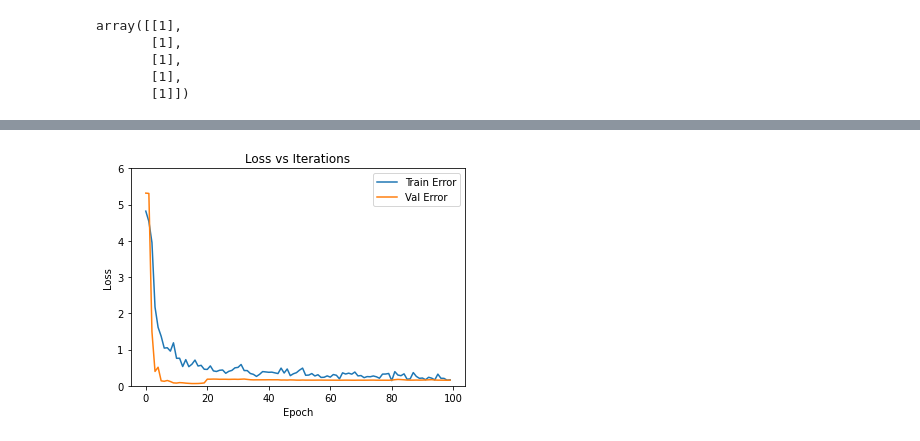
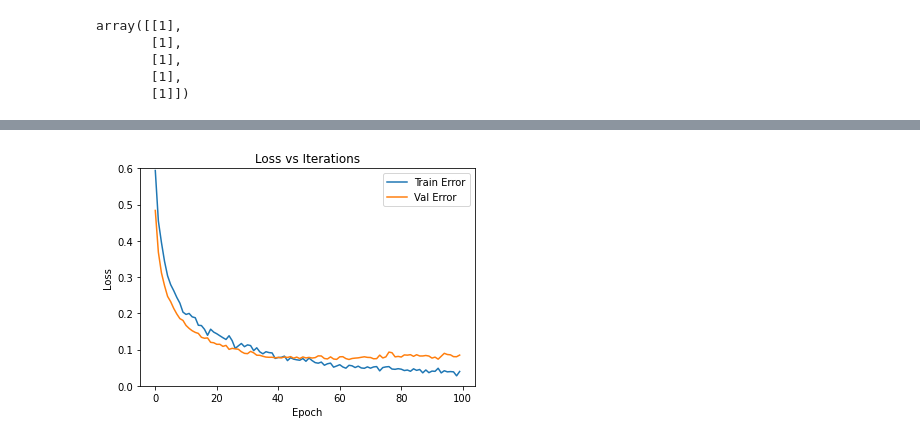
Before and after one commit to gemme/resnet18, a Jupyter notebook: cancer.ipynb, the cells around one changed output, grey strips where cells are left out. Drawn from its saved outputs; the diff is of its cells as text; code cells hidden in the pictures.

```diff
--- a/cancer.ipynb
+++ b/cancer.ipynb
@@ -105,7 +105,7 @@ def build_model():
                                activation='relu', input_shape=[x.shape[1]]))
   model.add(keras.layers.Dropout(0.2))
   model.add(keras.layers.Dense(32, activation='tanh'))
-  model.add(keras.layers.Dense(1, activation='relu'))
+  model.add(keras.layers.Dense(1, activation='sigmoid'))
 
   # model.compile(loss='mean_squared_error',optimizer=keras.optimizers.Adam())
   model.compile(optimizer='adam', loss='binary_crossentropy', metrics=['accuracy'])
@@ -158,21 +158,21 @@ Epoch 100/100
 # %%
 def plot_history(history):
   hist = pd.DataFrame(history.history)
   hist['epoch'] = history.epoch
   plt.figure()
   plt.title('Loss vs Iterations')
   plt.xlabel('Epoch')
   plt.ylabel('Loss')
   plt.plot(hist['epoch'], hist['loss'],
            label='Train Error')
   plt.plot(hist['epoch'], hist['val_loss'],
            label = 'Val Error')
-  plt.ylim([0,6])
+  plt.ylim([0,.6])
   plt.legend()
 
 plot_history(history)
 # %% [output]
-[figure, old version]
+[figure, new version]
 # %%
 score = model.evaluate(xtest, ytest)
 # %% [output]
```
Also changed, not shown: parts of 3 cells of this notebook.
